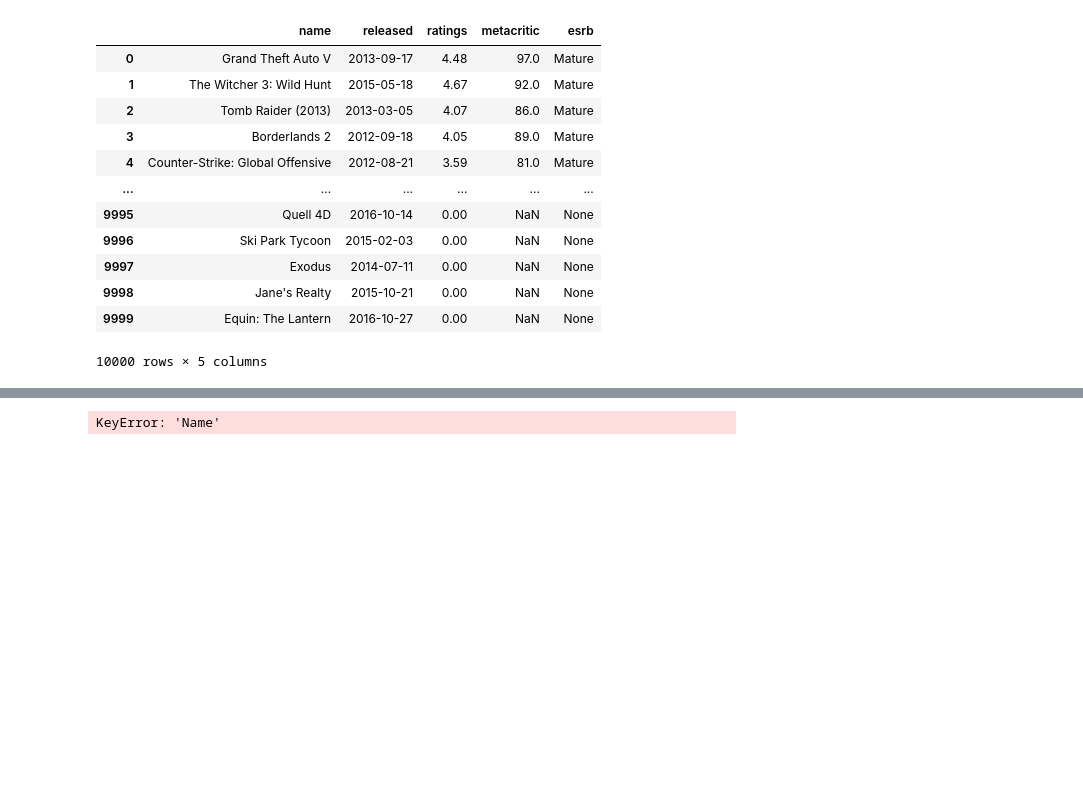
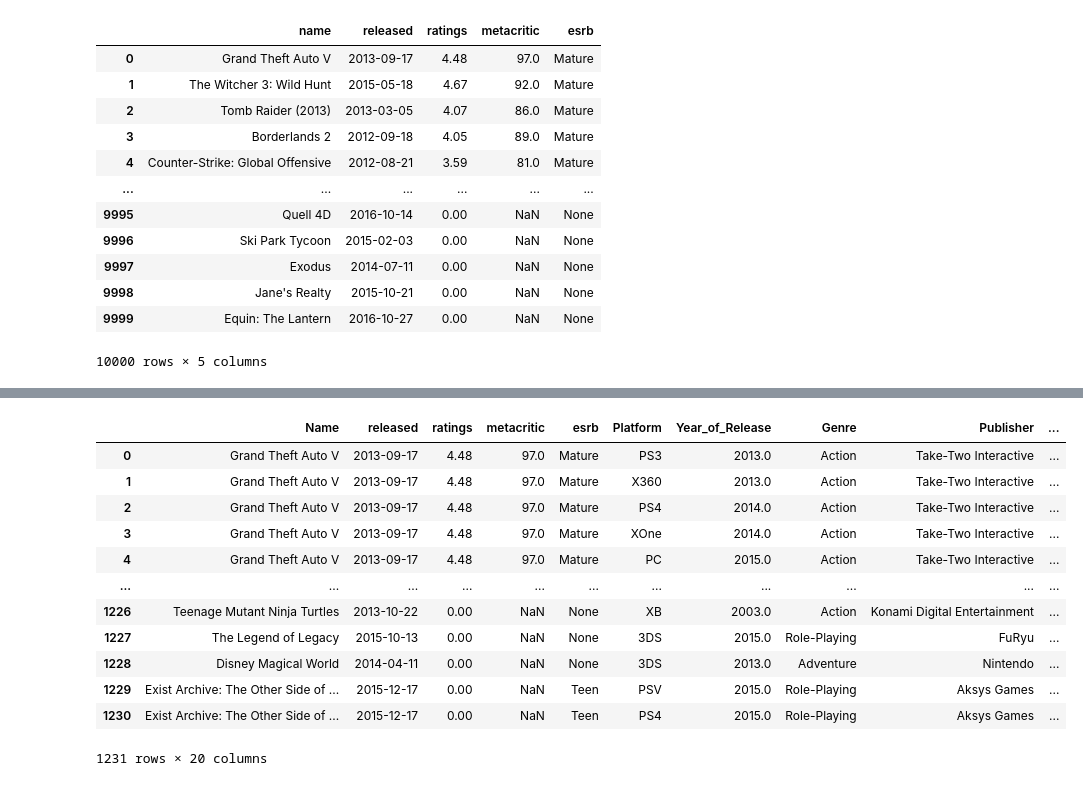
Before and after one commit to dalismo/api_call_of_duty_etl, a Jupyter notebook: extracting_rawg_api_data-Copy1(Paul).ipynb, the cells around one changed output, grey strips where cells are left out. Cells and saved outputs as stored; diff of their text form; code cells hidden in the pictures; blank space fills up the shorter version.

Commit message:
RAWG dataframe and csv file

```diff
--- a/extracting_rawg_api_data-Copy1(Paul).ipynb
+++ b/extracting_rawg_api_data-Copy1(Paul).ipynb
@@ -171,2 +182,2 @@ new_vg_data_df
 # %%
-videogame_data_df.rename(columns={"name": "Name"})
+new_vg_data_df = new_vg_data_df.rename(columns={"name": "Name"})
@@ -192,4 +184,19 @@ videogame_data_df.rename(columns={"name": "Name"})
+# %%
+new_vg_data_df = new_vg_data_df.drop_duplicates()
 # %%
-merged_df = videogame_data_df.merge(videogame_sales_df, how='outer', on='Name')
+merged_df = new_vg_data_df.merge(videogame_sales_df, how='inner', on='Name')
+merged_df
 # %% [output]
+|  | Name | released | ratings | metacritic | esrb | Platform | Year_of_Release | Genre | Publisher | ... |
+| 0 | Grand Theft Auto V | 2013-09-17 | 4.48 | 97.0 | Mature | PS3 | 2013.0 | Action | Take-Two Interactive | ... |
+| 1 | Grand Theft Auto V | 2013-09-17 | 4.48 | 97.0 | Mature | X360 | 2013.0 | Action | Take-Two Interactive | ... |
+| 2 | Grand Theft Auto V | 2013-09-17 | 4.48 | 97.0 | Mature | PS4 | 2014.0 | Action | Take-Two Interactive | ... |
+| 3 | Grand Theft Auto V | 2013-09-17 | 4.48 | 97.0 | Mature | XOne | 2014.0 | Action | Take-Two Interactive | ... |
+| 4 | Grand Theft Auto V | 2013-09-17 | 4.48 | 97.0 | Mature | PC | 2015.0 | Action | Take-Two Interactive | ... |
+| ... | ... | ... | ... | ... | ... | ... | ... | ... | ... | ... |
+| 1226 | Teenage Mutant Ninja Turtles | 2013-10-22 | 0.00 | NaN | None | XB | 2003.0 | Action | Konami Digital Entertainment | ... |
+| 1227 | The Legend of Legacy | 2015-10-13 | 0.00 | NaN | None | 3DS | 2015.0 | Role-Playing | FuRyu | ... |
+| 1228 | Disney Magical World | 2014-04-11 | 0.00 | NaN | None | 3DS | 2013.0 | Adventure | Nintendo | ... |
+| 1229 | Exist Archive: The Other Side of ... | 2015-12-17 | 0.00 | NaN | Teen | PSV | 2015.0 | Role-Playing | Aksys Games | ... |
+| 1230 | Exist Archive: The Other Side of ... | 2015-12-17 | 0.00 | NaN | Teen | PS4 | 2015.0 | Role-Playing | Aksys Games | ... |
-KeyError: 'Name'
+1231 rows × 20 columns
```
Also changed, not shown: parts of 3 cells of this notebook, 1 other file.
